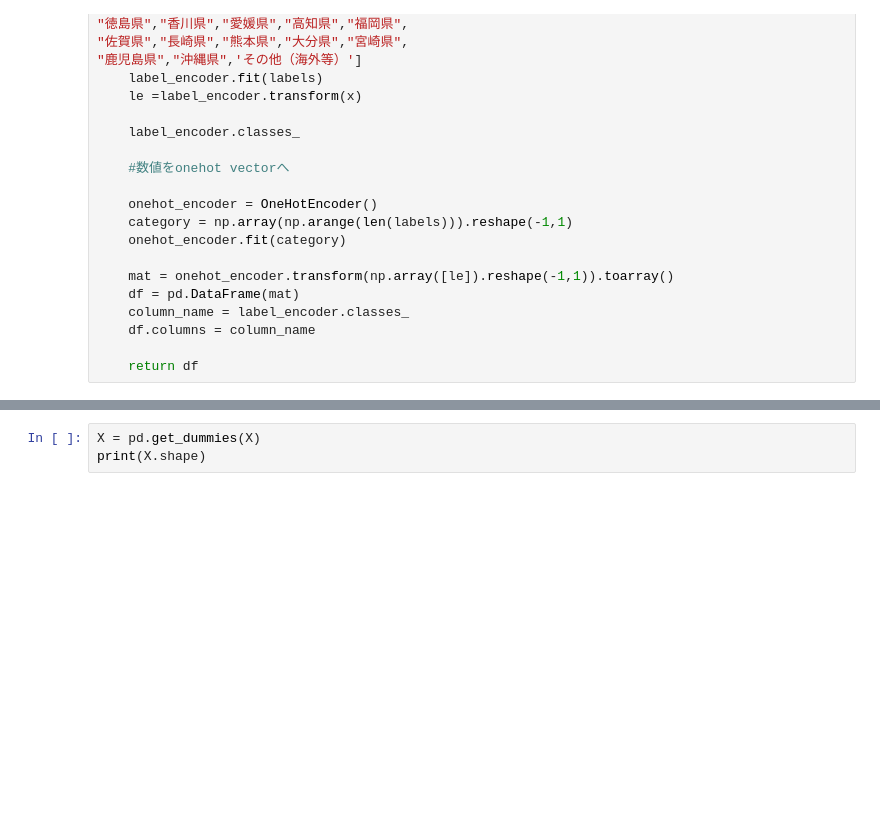
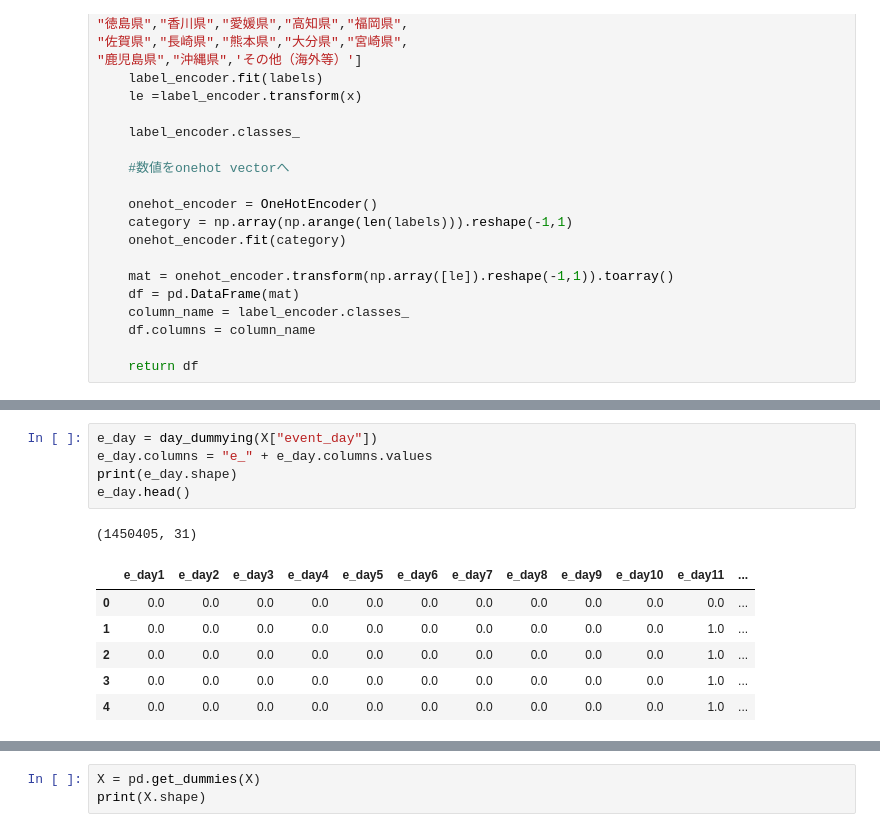
Before and after one commit to OhkaMLsemi/Machi_Kon, a Jupyter notebook: lightGBM.ipynb, the cells around one changed output, grey strips where cells are left out. Saved outputs shown, nothing was run; the diff lists cells and outputs as text; blank space fills up the shorter version.

```diff
--- a/lightGBM.ipynb
+++ b/lightGBM.ipynb
@@ -243,0 +352,13 @@ def prefecture_dummying(x):
+# %%
+e_day = day_dummying(X["event_day"])
+e_day.columns = "e_" + e_day.columns.values
+print(e_day.shape)
+e_day.head()
+# %% [output]
+(1450405, 31)
+|  | e_day1 | e_day2 | e_day3 | e_day4 | e_day5 | e_day6 | e_day7 | e_day8 | e_day9 | e_day10 | e_day11 | ... |
+| 0 | 0.0 | 0.0 | 0.0 | 0.0 | 0.0 | 0.0 | 0.0 | 0.0 | 0.0 | 0.0 | 0.0 | ... |
+| 1 | 0.0 | 0.0 | 0.0 | 0.0 | 0.0 | 0.0 | 0.0 | 0.0 | 0.0 | 0.0 | 1.0 | ... |
+| 2 | 0.0 | 0.0 | 0.0 | 0.0 | 0.0 | 0.0 | 0.0 | 0.0 | 0.0 | 0.0 | 1.0 | ... |
+| 3 | 0.0 | 0.0 | 0.0 | 0.0 | 0.0 | 0.0 | 0.0 | 0.0 | 0.0 | 0.0 | 1.0 | ... |
+| 4 | 0.0 | 0.0 | 0.0 | 0.0 | 0.0 | 0.0 | 0.0 | 0.0 | 0.0 | 0.0 | 1.0 | ... |
```
Also changed, not shown: parts of 17 cells of this notebook.
